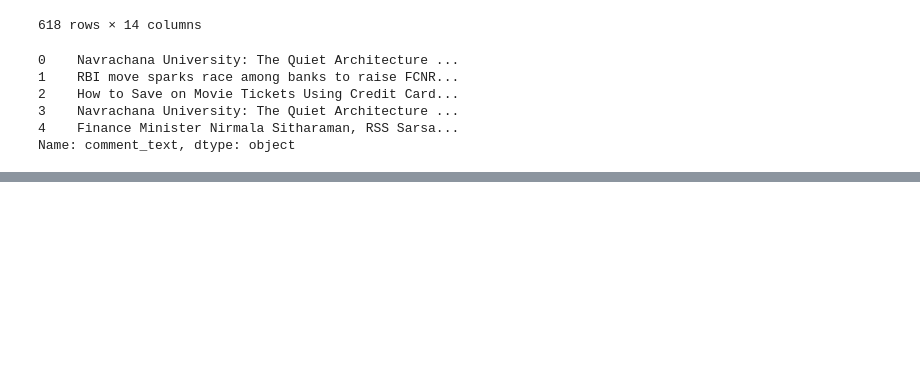
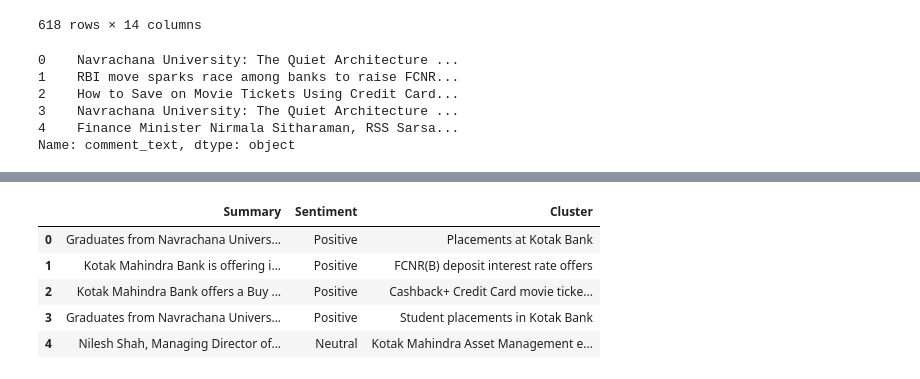
Before and after one commit to Abhi-pacific/Sentiment-Analysis-v2, a Jupyter notebook: Sentiment_Code.ipynb, the cells around one changed output, grey strips where cells are left out. Cells and saved outputs as stored; diff of their text form; code cells hidden in the pictures; blank space fills up the shorter version.

Commit message:
Changes are made for the parsing the data

```diff
--- a/Sentiment_Code.ipynb
+++ b/Sentiment_Code.ipynb
@@ -225,0 +226,21 @@ print(result)
+# %%
+# Converting the list -> Pandas DataFrame
+parsed_data = []
+for line in result:
+    item = line.split("\n")
+    parsed_data.append(
+        {
+            "Summary" : item[0].replace("Mini Summary:",""),
+            "Sentiment" : item[1].replace("Sentiment:",""),
+            "Cluster" : item[2].replace("Cluster:","")
+        }
+    )
+new_data = pd.DataFrame(parsed_data)
+new_data.head()
+# %% [output]
+|  | Summary | Sentiment | Cluster |
+| 0 | Graduates from Navrachana Univers... | Positive | Placements at Kotak Bank |
+| 1 | Kotak Mahindra Bank is offering i... | Positive | FCNR(B) deposit interest rate offers |
+| 2 | Kotak Mahindra Bank offers a Buy ... | Positive | Cashback+ Credit Card movie ticke... |
+| 3 | Graduates from Navrachana Univers... | Positive | Student placements in Kotak Bank |
+| 4 | Nilesh Shah, Managing Director of... | Neutral | Kotak Mahindra Asset Management e... |
```
Also changed, not shown: parts of 2 cells of this notebook.
